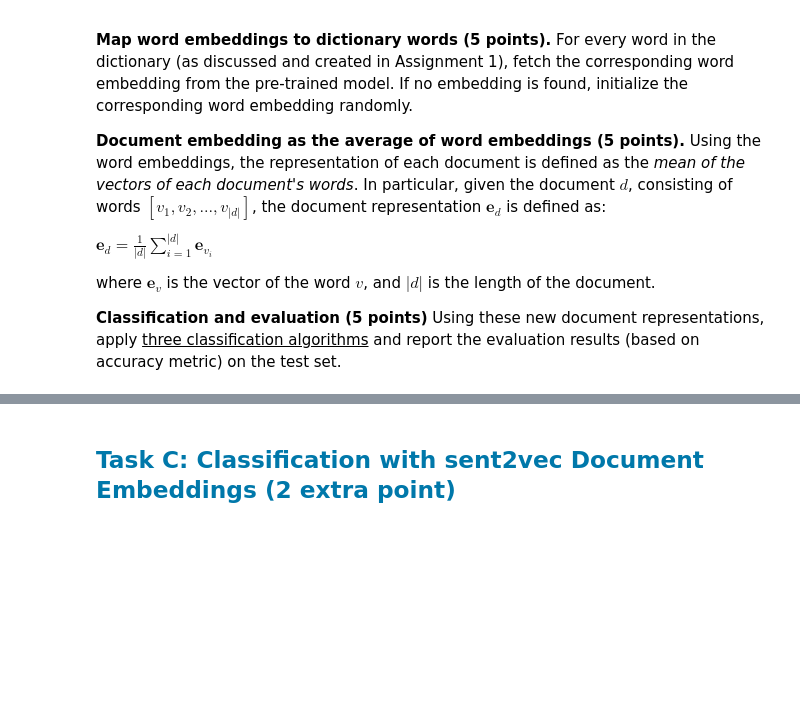
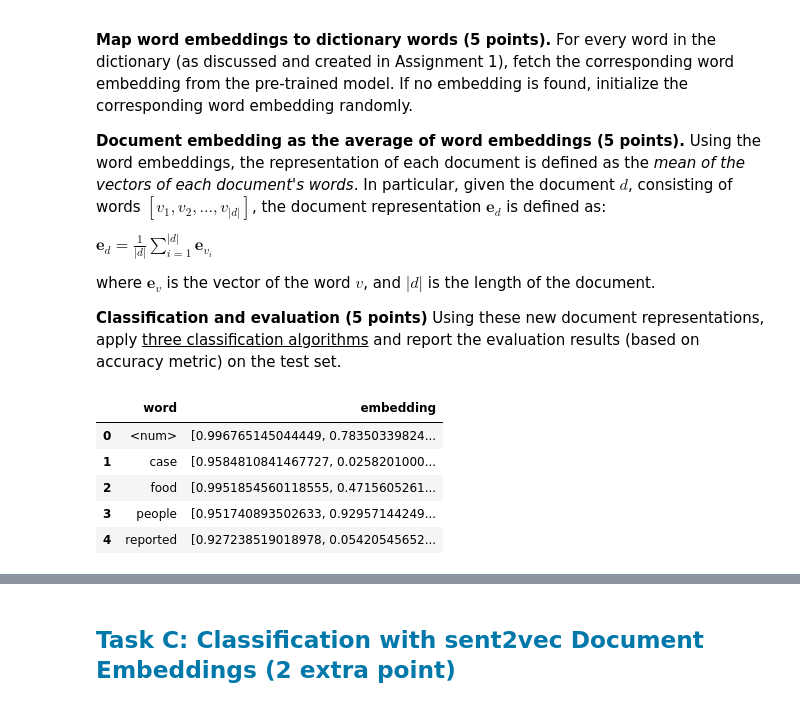
Before and after one commit to Kara0410/NLP, a Jupyter notebook: Assignment2.ipynb, the cells around one changed output, grey strips where cells are left out. Saved outputs shown, nothing was run; the diff lists cells and outputs as text; code cells hidden in the pictures; blank space fills up the shorter version.

```diff
--- a/Assignment2.ipynb
+++ b/Assignment2.ipynb
@@ -260,3 +260,27 @@ $\mathbf{e}_d = \frac{1}{|d|}\sum_{i=1}^{|d|}{\mathbf{e}_{v_i}}$
 where $\mathbf{e}_{v}$ is the vector of the word $v$, and $|d|$ is the length of the document.
 
 **Classification and evaluation (5 points)** Using these new document representations, apply <ins>three classification algorithms</ins> and report the evaluation results (based on accuracy metric) on the test set.
+# %%
+#Task B.1
+
+# importing dictionary from assignment 1
+dictionary_with_threshold = pd.read_json("./dic.json", typ='series').to_dict().values()
+
+def initialize_random_embedding(embedding_dim):
+    return np.random.rand(embedding_dim)
+
+embedding_dim = 50
+word_embeddings_mapping = {}
+
+for word in dictionary_with_threshold:
+    word_embeddings_mapping[word] = word_embedding_model.get(word, initialize_random_embedding(embedding_dim))
+
+df_word_embeddings = pd.DataFrame(list(word_embeddings_mapping.items()), columns=['word', 'embedding'])
+df_word_embeddings.head()
+# %% [output]
+|  | word | embedding |
+| 0 | <num> | [0.996765145044449, 0.78350339824... |
+| 1 | case | [0.9584810841467727, 0.0258201000... |
+| 2 | food | [0.9951854560118555, 0.4715605261... |
+| 3 | people | [0.951740893502633, 0.92957144249... |
+| 4 | reported | [0.927238519018978, 0.05420545652... |
```
Also changed, not shown: parts of 7 cells of this notebook, 1 other file.
